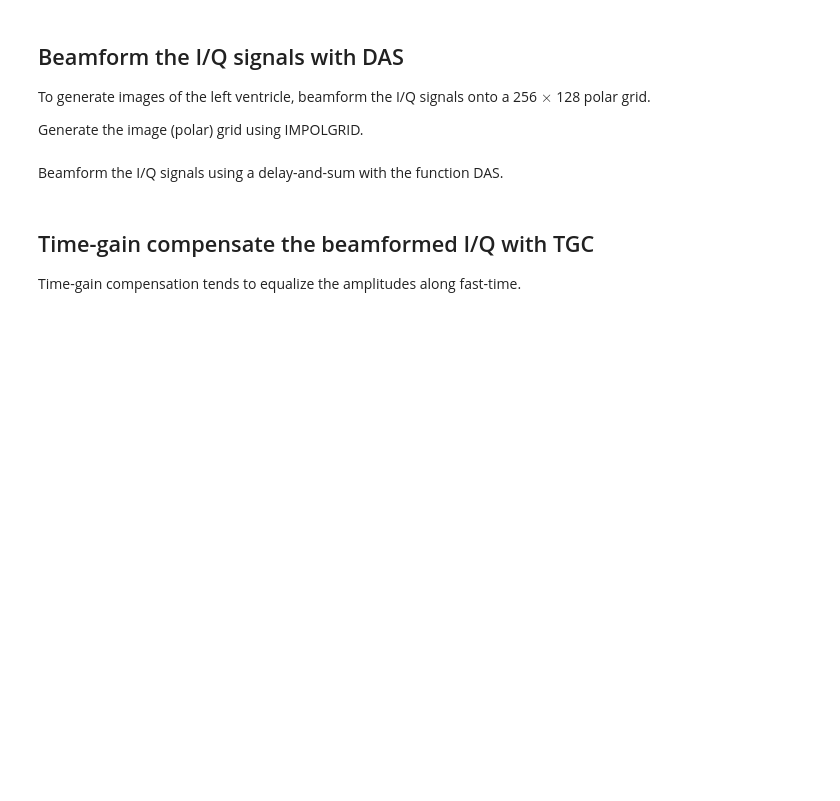
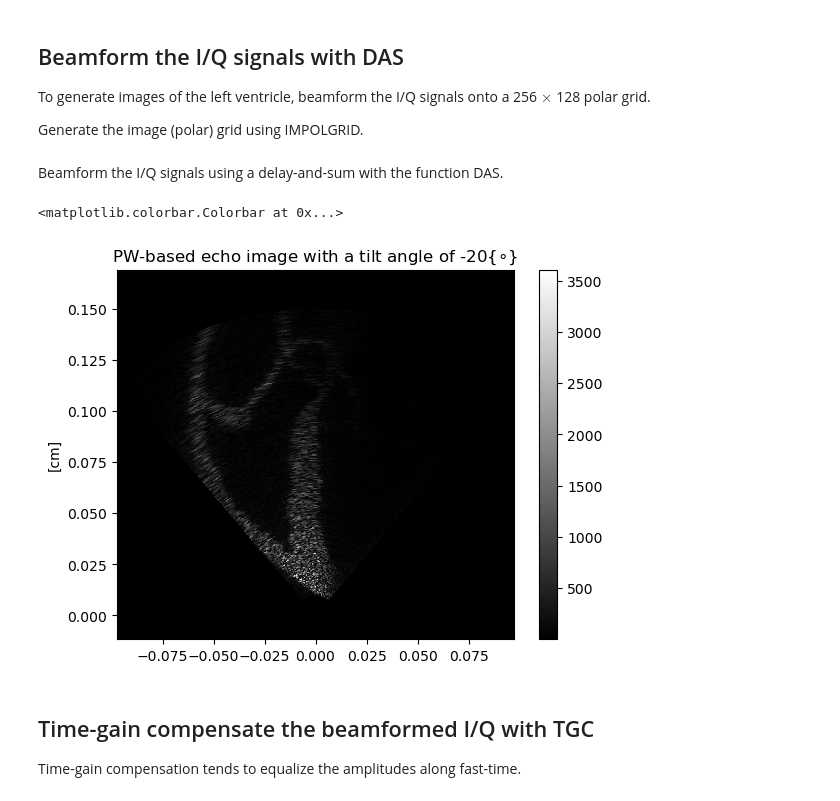
Before and after one commit to creatis-ULTIM/PyMUST, a Jupyter notebook: examples/DW_echo_demo.ipynb, the cells around one changed output. Drawn from its saved outputs; the diff is of its cells as text; code cells hidden in the pictures; blank space fills up the shorter version.

```diff
--- a/examples/DW_echo_demo.ipynb
+++ b/examples/DW_echo_demo.ipynb
@@ -173,6 +178,16 @@ for k, _ in enumerate(txdel):
     param.TXdelay = txdel[k]
     M = pymust.dasmtx(IQ[k], xi,zi,txdel[k],param);
     bIQ[:,:,k] = pymust.utils.applyDasMTX(M, IQ[k], xi.shape)
+# %%
+I = np.abs(bIQ[:,:,0])
+pymust.utils.polarplot(xi, zi, I, cmap = 'gray')
+plt.title('PW-based echo image with a tilt angle of -20{$\circ$}')
+plt.axis('equal')
+plt.ylabel('[cm]')
+plt.colorbar()
+# %% [output]
+<matplotlib.colorbar.Colorbar at 0x...>
+[figure, added]
 # %% [markdown]
 ## Time-gain compensate the beamformed I/Q with TGC
 
```
Also changed, not shown: parts of 9 cells of this notebook, 13 other files.
